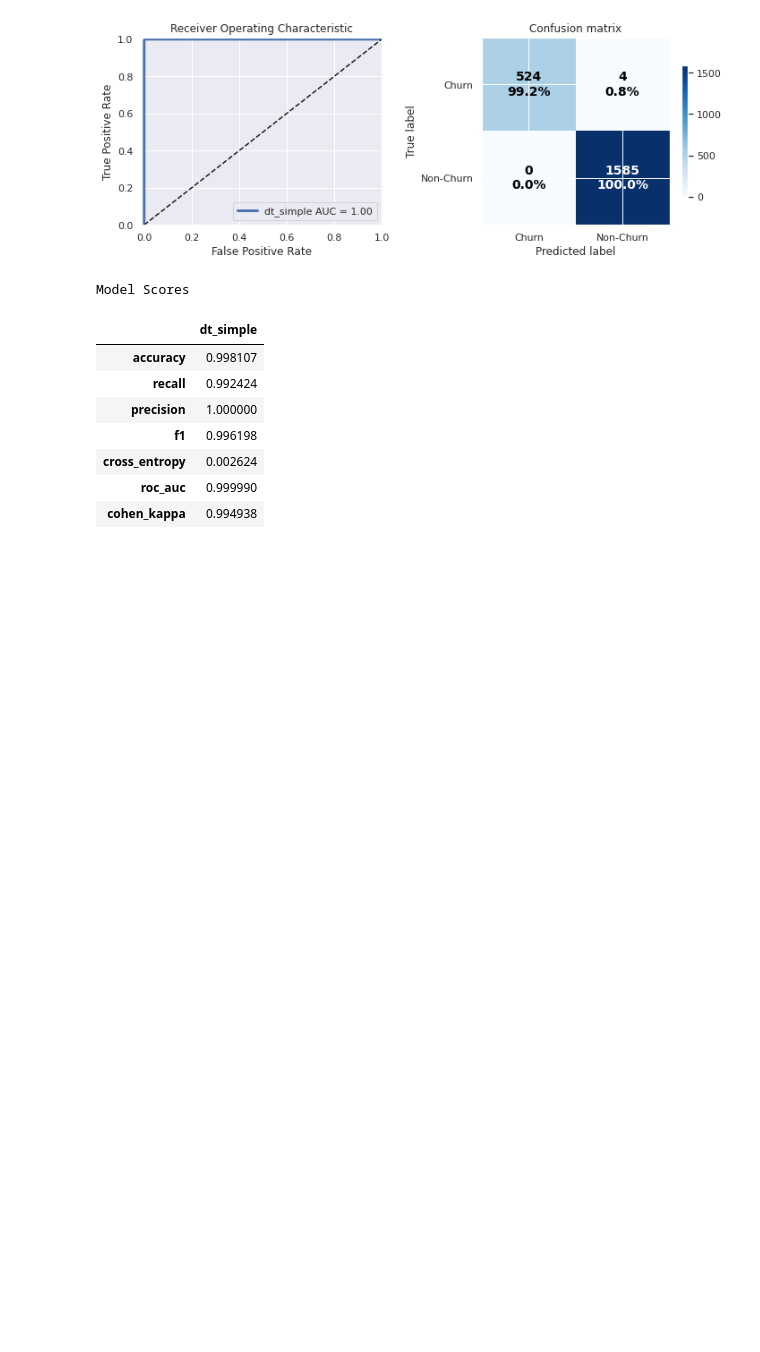
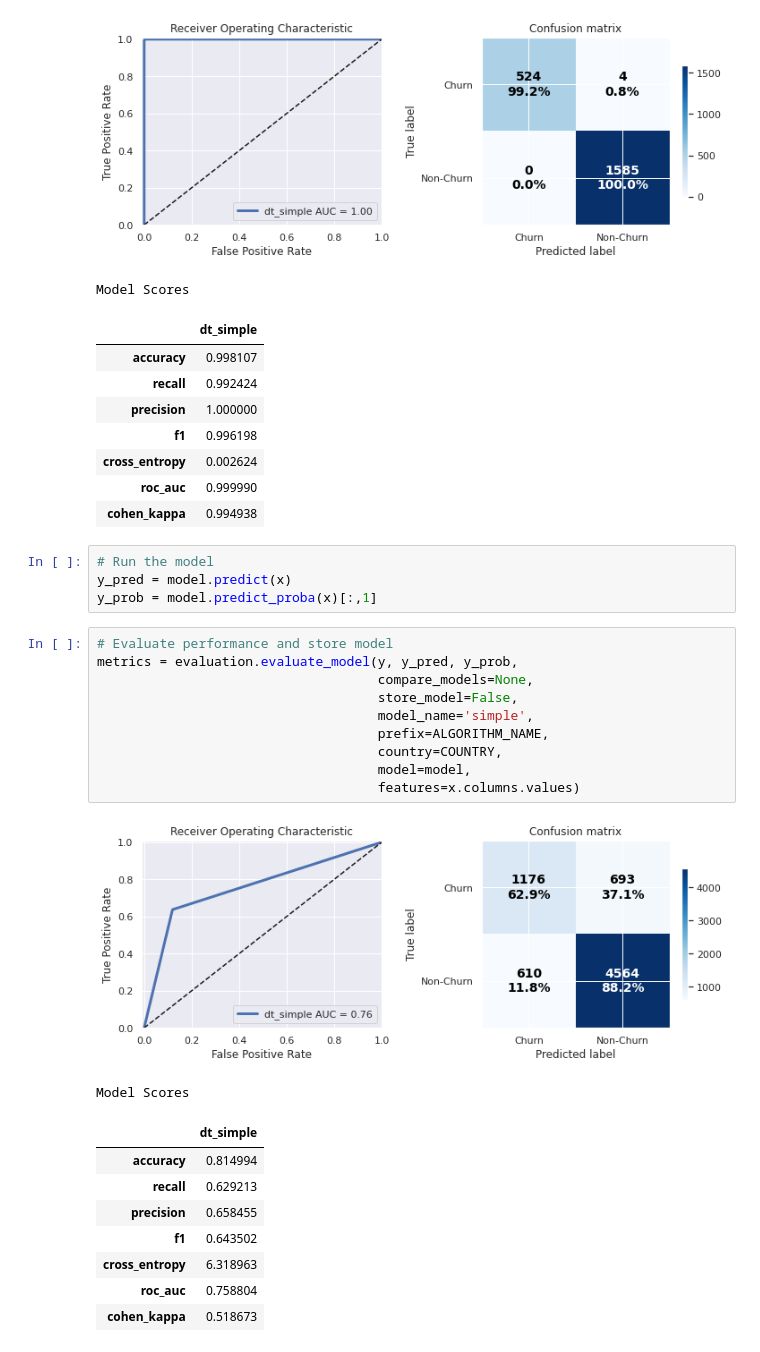
Before and after one commit to mikep67/mkp_code, a Jupyter notebook: Institute of Data Course/telco-customer-churn-project/notebook/customer-churn-DecisionForest.ipynb, the cells around one changed output. Saved outputs shown, nothing was run; the diff lists cells and outputs as text; blank space fills up the shorter version.

```diff
--- a/Institute of Data Course/telco-customer-churn-project/notebook/customer-churn-DecisionForest.ipynb
+++ b/Institute of Data Course/telco-customer-churn-project/notebook/customer-churn-DecisionForest.ipynb
@@ -160,3 +168,28 @@ Model Scores
 | cross_entropy | 0.002624 |
 | roc_auc | 0.999990 |
 | cohen_kappa | 0.994938 |
+# %%
+# Run the model
+y_pred = model.predict(x)
+y_prob = model.predict_proba(x)[:,1]
+# %%
+# Evaluate performance and store model
+metrics = evaluation.evaluate_model(y, y_pred, y_prob,
+                                    compare_models=None,
+                                    store_model=False,
+                                    model_name='simple',
+                                    prefix=ALGORITHM_NAME,
+                                    country=COUNTRY,
+                                    model=model,
+                                    features=x.columns.values)
+# %% [output]
+[figure, added]
+Model Scores
+|  | dt_simple |
+| accuracy | 0.814994 |
+| recall | 0.629213 |
+| precision | 0.658455 |
+| f1 | 0.643502 |
+| cross_entropy | 6.318963 |
+| roc_auc | 0.758804 |
+| cohen_kappa | 0.518673 |
```
Also changed, not shown: parts of 8 cells of this notebook, 1 other file.
